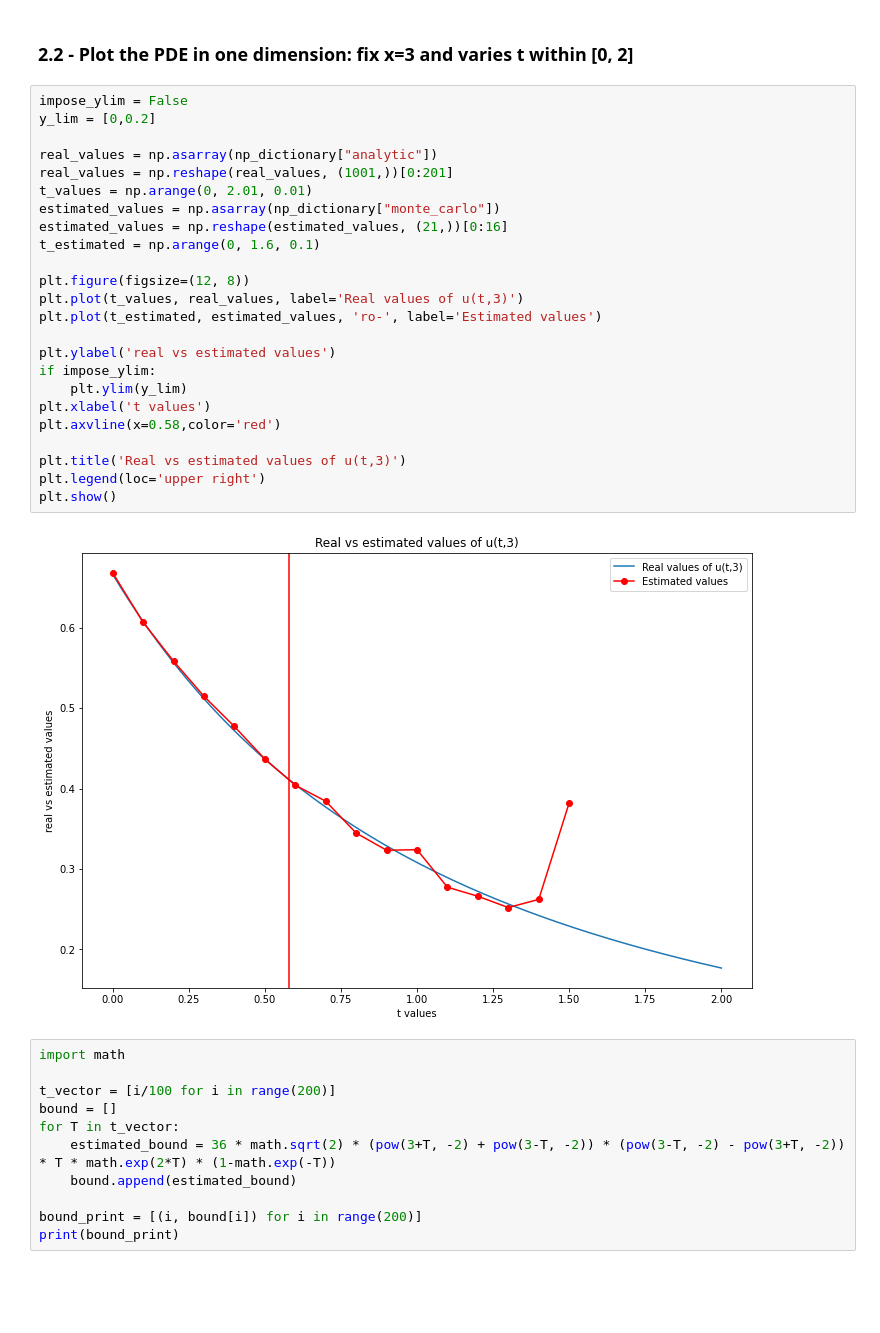
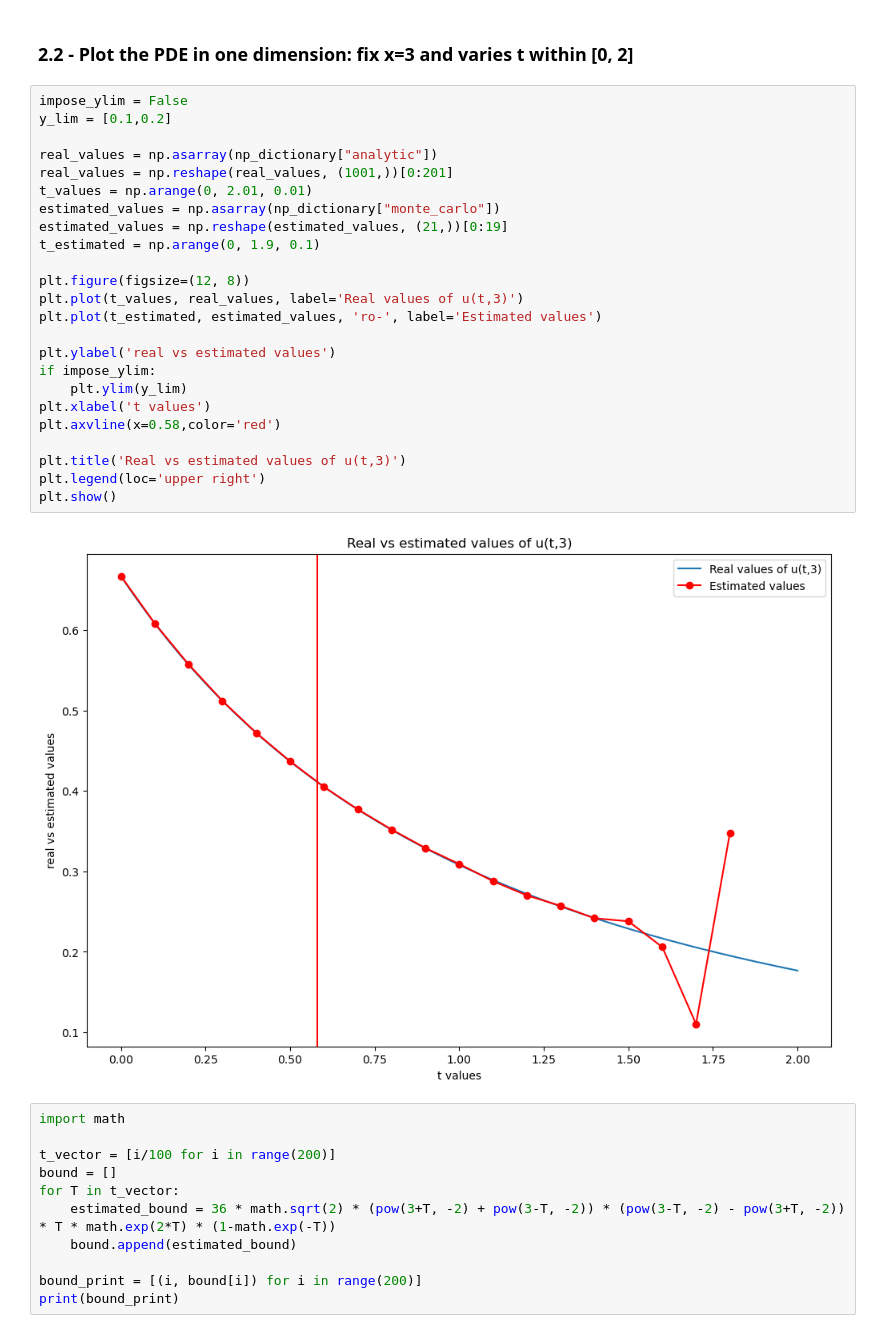
Before and after one commit to chanjuanyin/Nonlinear_Wave_simulations, a Jupyter notebook: Simulation_1/Plot_history.ipynb, the cells around one changed output. Saved outputs shown, nothing was run; the diff lists cells and outputs as text; blank space fills up the shorter version.

```diff
--- a/Simulation_1/Plot_history.ipynb
+++ b/Simulation_1/Plot_history.ipynb
@@ -56,30 +55,30 @@ for file_name in os_listdir:
 ### 2.2 - Plot the PDE in one dimension: fix x=3 and varies t within [0, 2]
 # %%
 impose_ylim = False
-y_lim = [0,0.2]
+y_lim = [0.1,0.2]
 
 real_values = np.asarray(np_dictionary["analytic"])
 real_values = np.reshape(real_values, (1001,))[0:201]
 t_values = np.arange(0, 2.01, 0.01)
 estimated_values = np.asarray(np_dictionary["monte_carlo"])
-estimated_values = np.reshape(estimated_values, (21,))[0:16]
-t_estimated = np.arange(0, 1.6, 0.1)
+estimated_values = np.reshape(estimated_values, (21,))[0:19]
+t_estimated = np.arange(0, 1.9, 0.1)
 
 plt.figure(figsize=(12, 8))
 plt.plot(t_values, real_values, label='Real values of u(t,3)')
 plt.plot(t_estimated, estimated_values, 'ro-', label='Estimated values')
 
 plt.ylabel('real vs estimated values')
 if impose_ylim:
     plt.ylim(y_lim)
 plt.xlabel('t values')
 plt.axvline(x=0.58,color='red')
 
 plt.title('Real vs estimated values of u(t,3)')
 plt.legend(loc='upper right')
 plt.show()
 # %% [output]
-[figure, old version]
+[figure, new version]
 # %%
 import math
 
```
Also changed, not shown: parts of 2 cells of this notebook, 16 other files.
